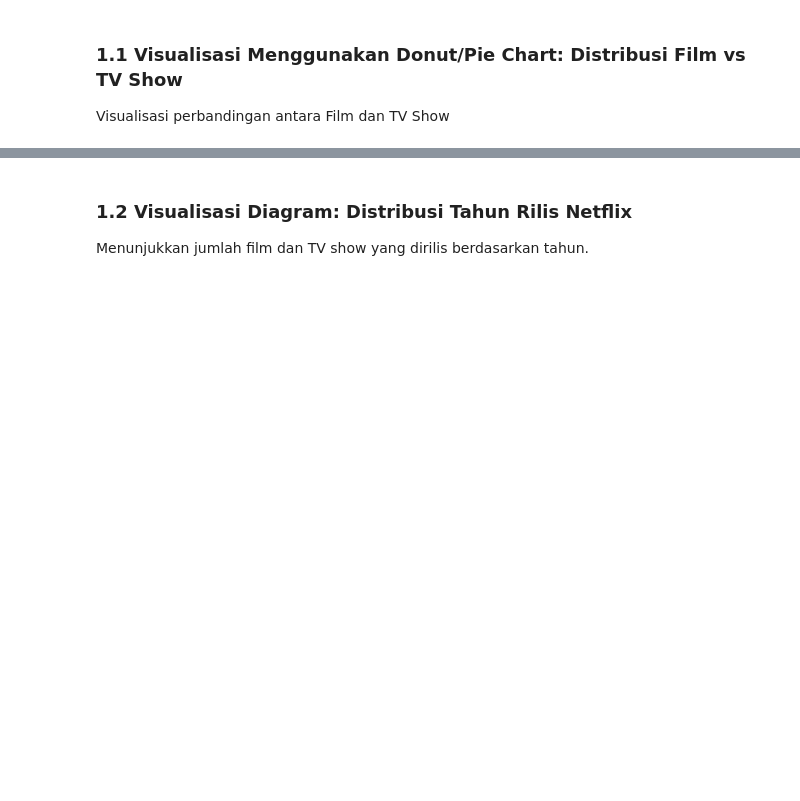
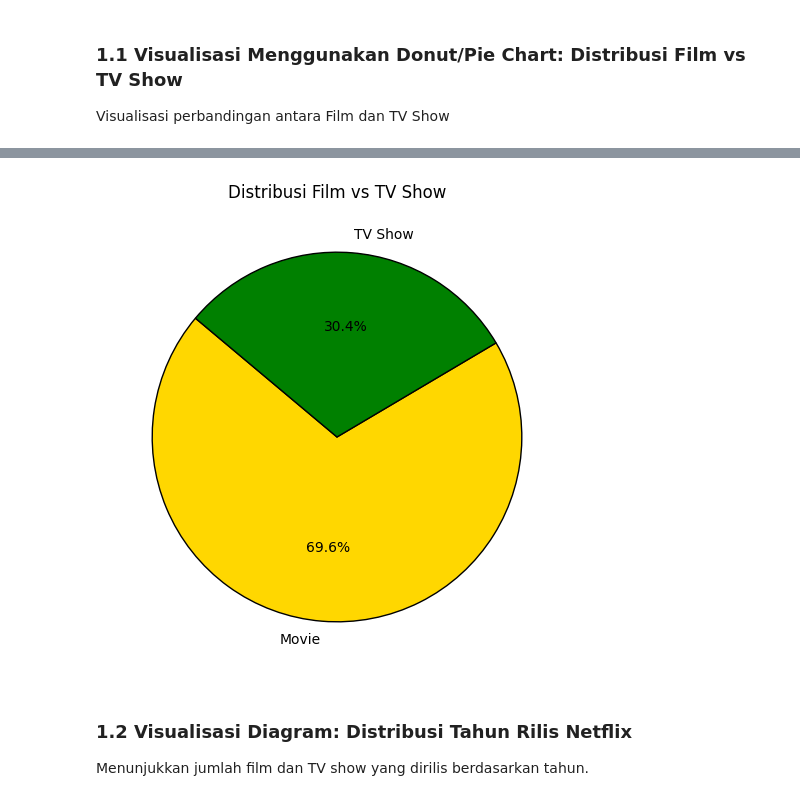
Before and after one commit to rassyz/UAS_AI_Rasyid-Abdul-Rauf, a Jupyter notebook: UAS_AI_Clustering.ipynb, the cells around one changed output, grey strips where cells are left out. Cells and saved outputs as stored; diff of their text form; code cells hidden in the pictures; blank space fills up the shorter version.

```diff
--- a/UAS_AI_Clustering.ipynb
+++ b/UAS_AI_Clustering.ipynb
@@ -49,27 +50,20 @@ Visualisasi perbandingan antara Film dan TV Show
 # Chart - 1 visualization code
 
 # Pastikan urutan sesuai dengan hasil value_counts()
-type_counts = netflix_movies.type.value_counts()
+type_counts = netflix_movies['type'].value_counts()
 labels = type_counts.index.tolist()
 values = type_counts.values.tolist()
 
-# Colors
-colors = ['#ffd700', '#008000']
+# Warna untuk masing-masing kategori
+colors = ['gold', 'green']
 
-# Create pie chart
-fig = go.Figure(data=[go.Pie(labels=labels, values=values, hole=.6,
-                             textinfo='percent+label', marker=dict(colors=colors))])
+# Membuat pie chart dengan Matplotlib
+plt.figure(figsize=(6,6))
+plt.pie(values, labels=labels, autopct='%1.1f%%', colors=colors, startangle=140, wedgeprops={'edgecolor': 'black'})
 
-# Customize layout
-fig.update_layout(
-    title_text='Distribusi Film vs TV Show',
-    title_x=0.5,
-    height=500,
-    width=500,
-    legend=dict(x=0.9),
-    annotations=[dict(text='Content', font_size=20, showarrow=False)]
-)
+# Menambahkan judul
+plt.title('Distribusi Film vs TV Show')
 
-# Show figure
-fig.show()
+# Tampilkan chart
+plt.show()
 # %% [output]
@@ -77,3 +70,4 @@ fig.show()
+[figure, added]
 # %% [markdown]
 ### 1.2 Visualisasi Diagram: Distribusi Tahun Rilis Netflix
 Menunjukkan jumlah film dan TV show yang dirilis berdasarkan tahun.
```
Also changed, not shown: parts of 4 cells of this notebook.
